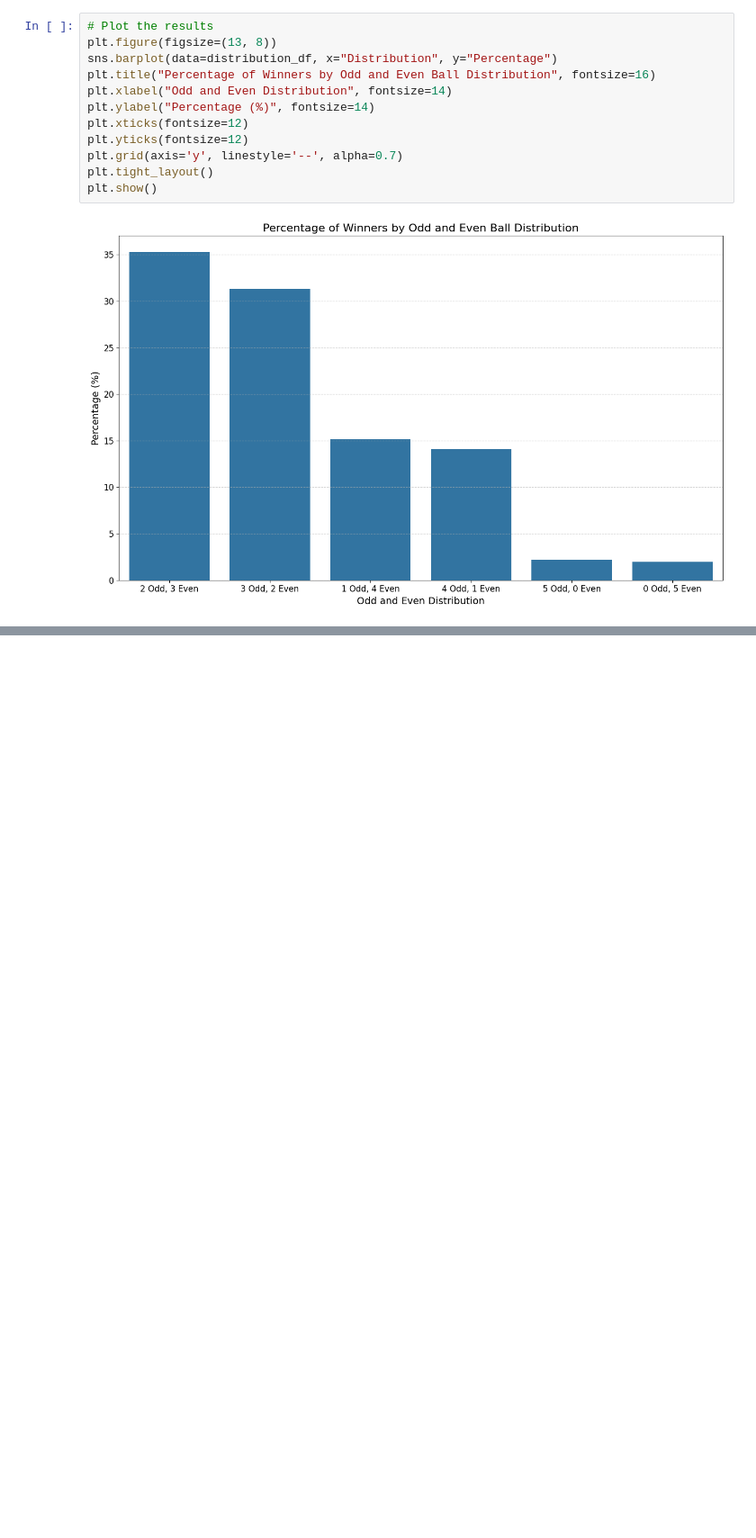
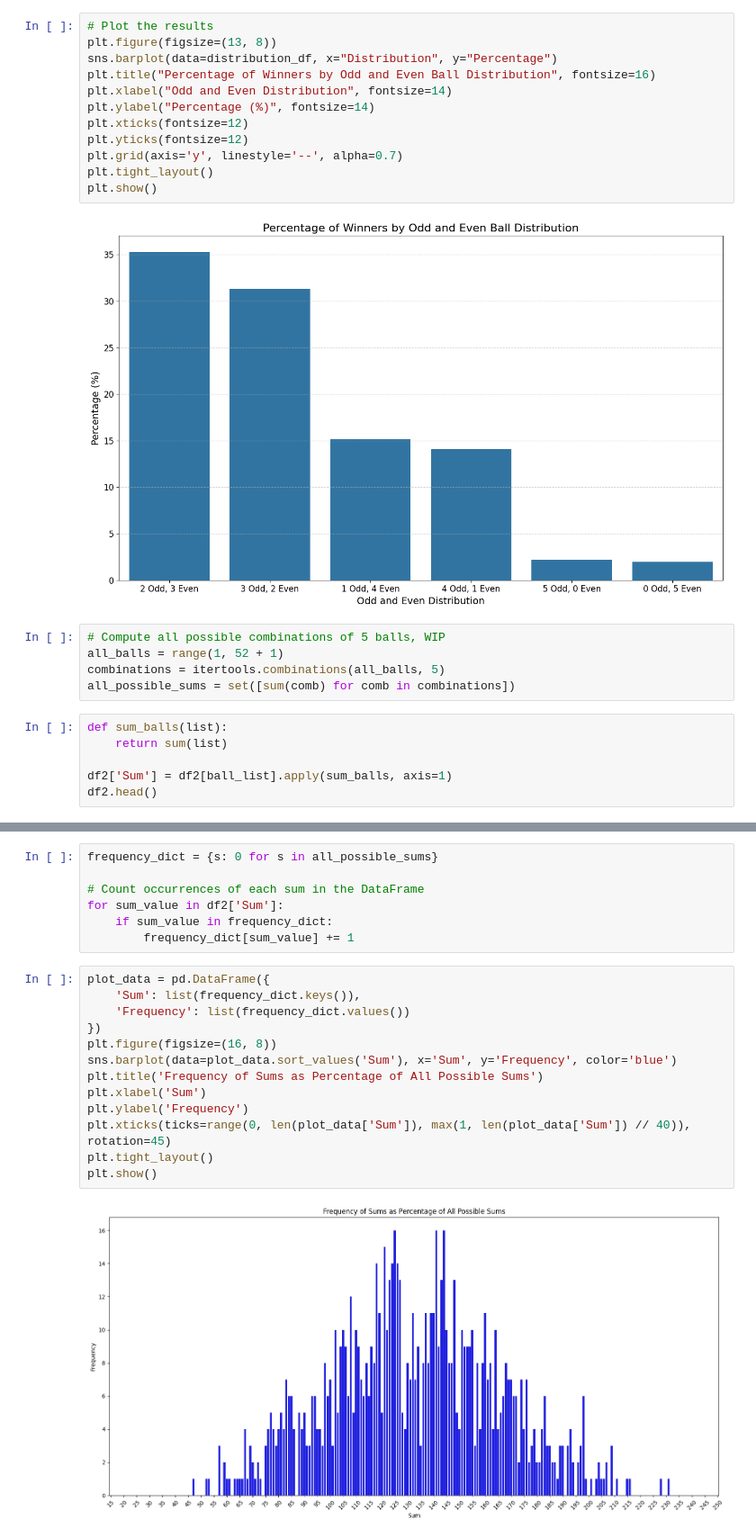
Before and after one commit to Agent-Diamonds/LottoAmericaDataFun, a Jupyter notebook: LottoAmerica.ipynb, the cells around one changed output, grey strips where cells are left out. Shown: that part at 90% size. Cells and saved outputs as stored; diff of their text form; blank space fills up the shorter version.

Commit message:
Add synthetic lottery draws, lottery sum visuals

```diff
--- a/LottoAmerica.ipynb
+++ b/LottoAmerica.ipynb
@@ -130,3 +178,14 @@ plt.tight_layout()
 plt.show()
 # %% [output]
 [figure]
+# %%
+# Compute all possible combinations of 5 balls, WIP
+all_balls = range(1, 52 + 1)
+combinations = itertools.combinations(all_balls, 5)
+all_possible_sums = set([sum(comb) for comb in combinations])
+# %%
+def sum_balls(list):
+    return sum(list)
+
+df2['Sum'] = df2[ball_list].apply(sum_balls, axis=1)
+df2.head()
@@ -132,0 +199,22 @@ plt.show()
+# %%
+frequency_dict = {s: 0 for s in all_possible_sums}
+
+# Count occurrences of each sum in the DataFrame
+for sum_value in df2['Sum']:
+    if sum_value in frequency_dict:
+        frequency_dict[sum_value] += 1
+# %%
+plot_data = pd.DataFrame({
+    'Sum': list(frequency_dict.keys()),
+    'Frequency': list(frequency_dict.values())
+})
+plt.figure(figsize=(16, 8))
+sns.barplot(data=plot_data.sort_values('Sum'), x='Sum', y='Frequency', color='blue')
+plt.title('Frequency of Sums as Percentage of All Possible Sums')
+plt.xlabel('Sum')
+plt.ylabel('Frequency')
+plt.xticks(ticks=range(0, len(plot_data['Sum']), max(1, len(plot_data['Sum']) // 40)), rotation=45)
+plt.tight_layout()
+plt.show()
+# %% [output]
+[figure, added]
```
Also changed, not shown: parts of 3 cells of this notebook.
